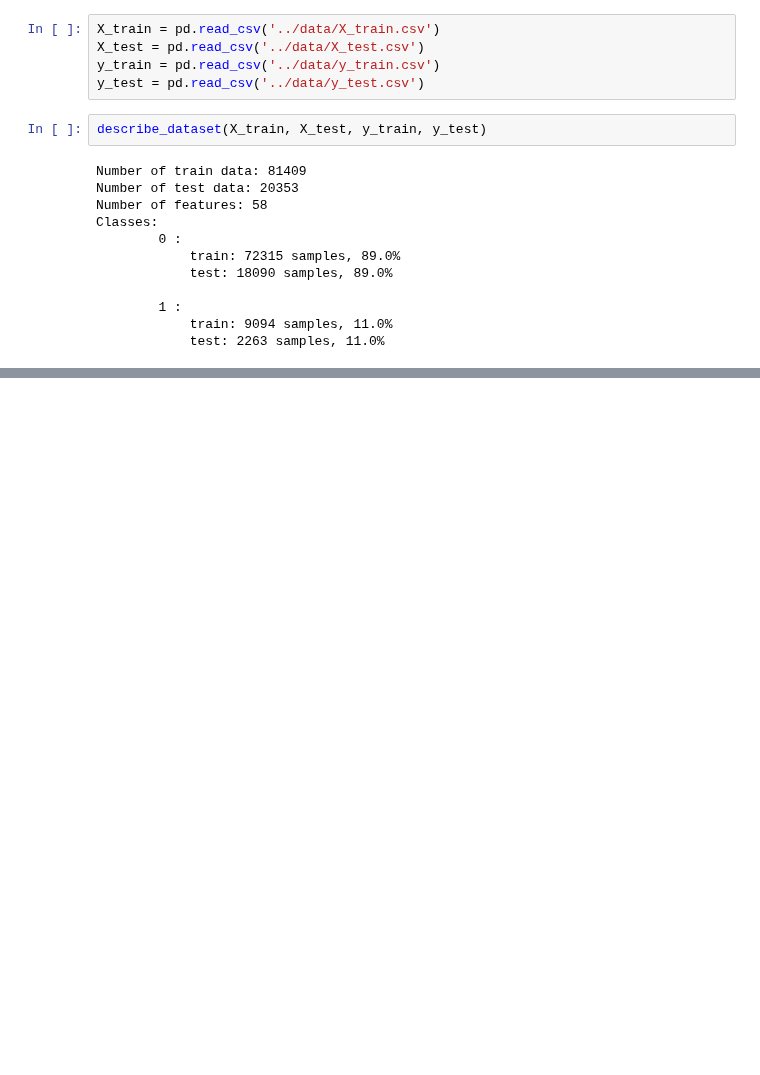
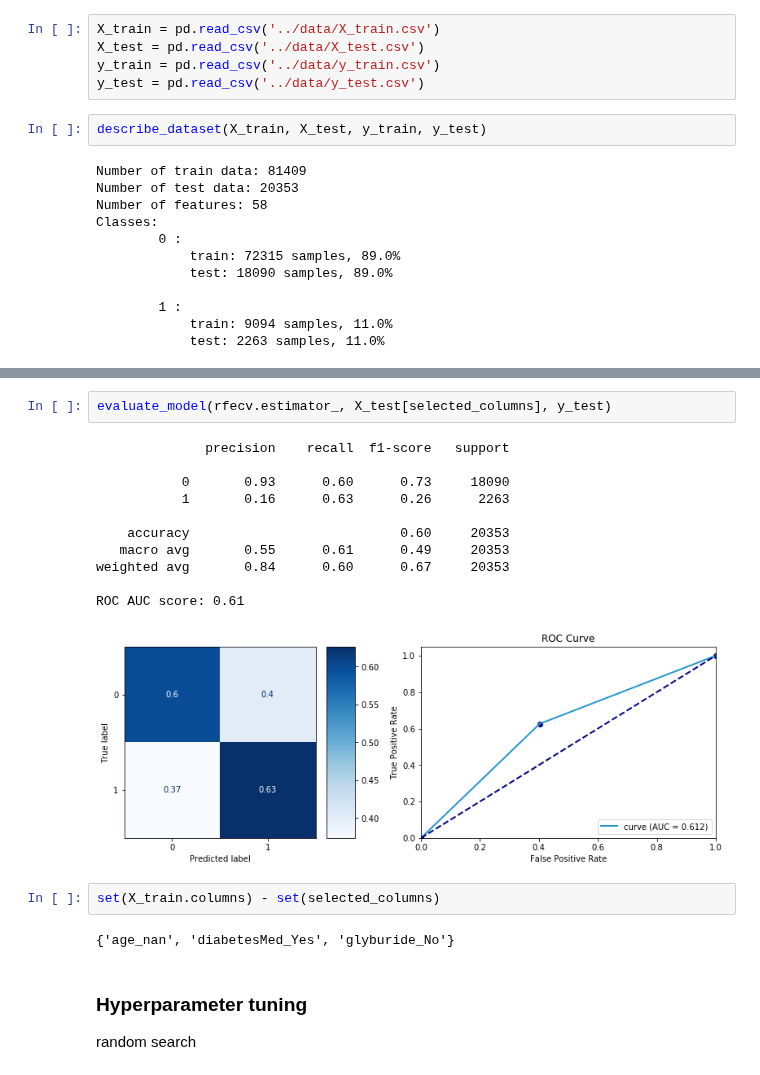
Before and after one commit to pmacinec/diabetes-patients-readmissions-prediction, a Jupyter notebook: notebooks/3_evaluation.ipynb, the cells around one changed output, grey strips where cells are left out. Drawn from its saved outputs; the diff is of its cells as text; blank space fills up the shorter version.

```diff
--- a/notebooks/3_evaluation.ipynb
+++ b/notebooks/3_evaluation.ipynb
@@ -218,0 +122,22 @@ Num. of features: 56, ROC AUC: 0.6066450899623744
+# %%
+evaluate_model(rfecv.estimator_, X_test[selected_columns], y_test)
+# %% [output]
+              precision    recall  f1-score   support
+
+           0       0.93      0.60      0.73     18090
+           1       0.16      0.63      0.26      2263
+
+    accuracy                           0.60     20353
+   macro avg       0.55      0.61      0.49     20353
+weighted avg       0.84      0.60      0.67     20353
+
+ROC AUC score: 0.61
+[figure, added]
+# %%
+set(X_train.columns) - set(selected_columns)
+# %% [output]
+{'age_nan', 'diabetesMed_Yes', 'glyburide_No'}
+# %% [markdown]
+### Hyperparameter tuning
+
+random search
```
Also changed, not shown: parts of 39 cells of this notebook, 1 other file.
